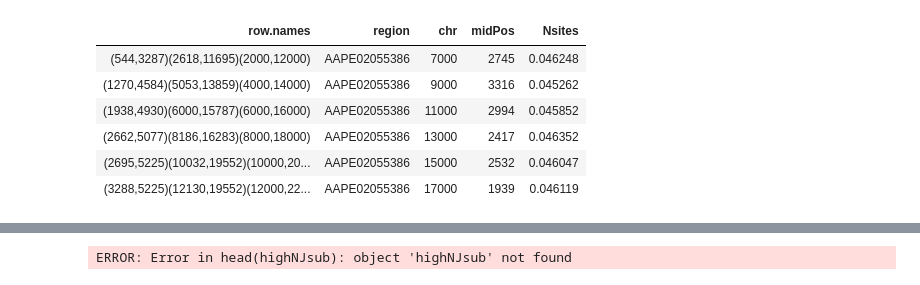
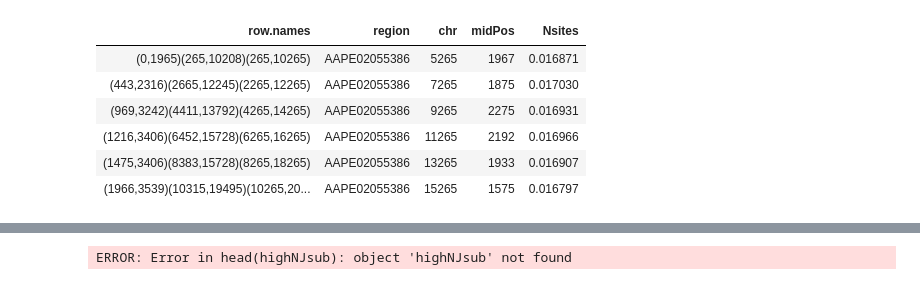
Before and after one commit to sagw/WNS_WGS, a Jupyter notebook: All_FST_plots.ipynb, the cells around one changed output, grey strips where cells are left out. Saved outputs shown, nothing was run; the diff lists cells and outputs as text; code cells hidden in the pictures.

```diff
--- a/All_FST_plots.ipynb
+++ b/All_FST_plots.ipynb
@@ -10,16 +7,14 @@ NJ=read.table("NJ_unfull_sw2", header=TRUE, row.names=NULL)
 # %%
-NJsub=read.table("NJ_EU_sub_sw2", header=TRUE, row.names=NULL)
+NY=read.table("NY_EU_un.fst.sw", header=TRUE, row.names=NULL)
-# %%
-NY=read.table("NY_unfull_sw2", header=TRUE, row.names=NULL)
 # %%
 VT=read.table("VT_full_sw2", header=TRUE, row.names=NULL)
 # %%
-head(VT)
+head(NY)
 # %% [output]
 | row.names | region | chr | midPos | Nsites |
-| (544,3287)(2618,11695)(2000,12000) | AAPE02055386 | 7000 | 2745 | 0.046248 |
-| (1270,4584)(5053,13859)(4000,14000) | AAPE02055386 | 9000 | 3316 | 0.045262 |
-| (1938,4930)(6000,15787)(6000,16000) | AAPE02055386 | 11000 | 2994 | 0.045852 |
-| (2662,5077)(8186,16283)(8000,18000) | AAPE02055386 | 13000 | 2417 | 0.046352 |
-| (2695,5225)(10032,19552)(10000,20... | AAPE02055386 | 15000 | 2532 | 0.046047 |
-| (3288,5225)(12130,19552)(12000,22... | AAPE02055386 | 17000 | 1939 | 0.046119 |
+| (0,1965)(265,10208)(265,10265) | AAPE02055386 | 5265 | 1967 | 0.016871 |
+| (443,2316)(2665,12245)(2265,12265) | AAPE02055386 | 7265 | 1875 | 0.017030 |
+| (969,3242)(4411,13792)(4265,14265) | AAPE02055386 | 9265 | 2275 | 0.016931 |
+| (1216,3406)(6452,15728)(6265,16265) | AAPE02055386 | 11265 | 2192 | 0.016966 |
+| (1475,3406)(8383,15728)(8265,18265) | AAPE02055386 | 13265 | 1933 | 0.016907 |
+| (1966,3539)(10315,19495)(10265,20... | AAPE02055386 | 15265 | 1575 | 0.016797 |
```
Also changed, not shown: parts of 13 cells of this notebook, 3 other files.
